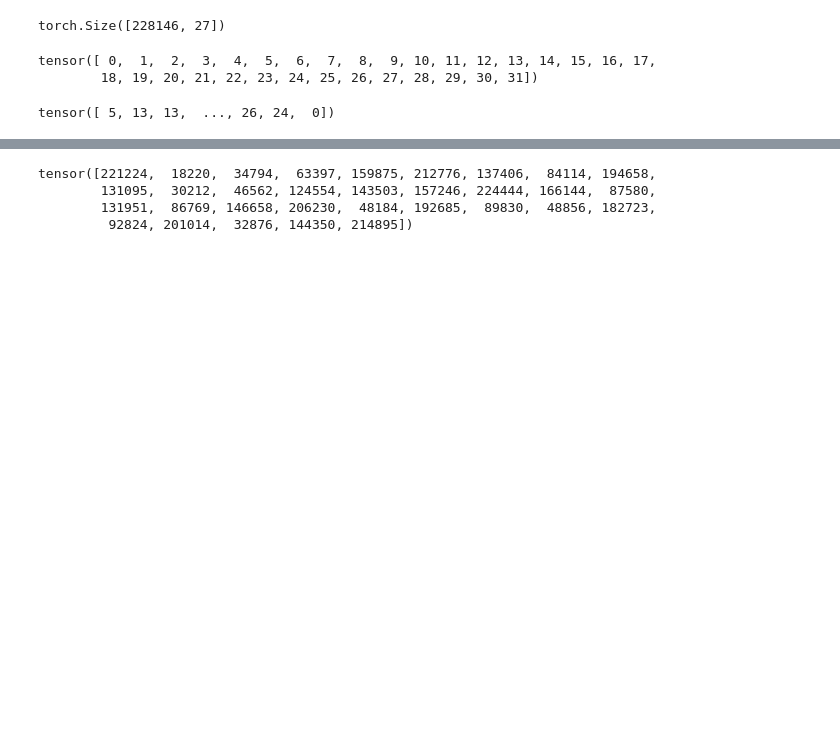
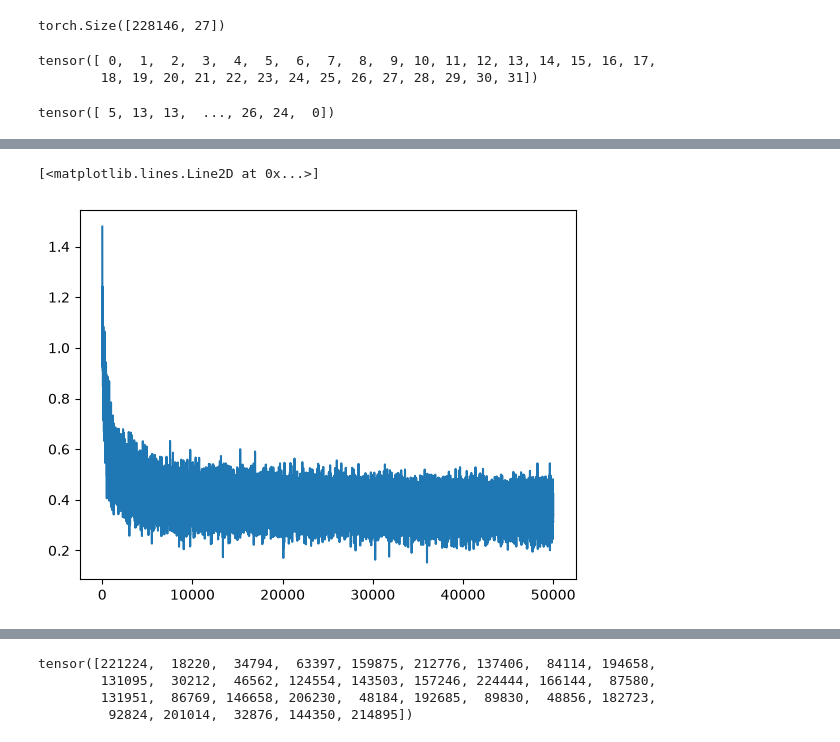
Before and after one commit to sutanukaa/makemore, a Jupyter notebook: makemore-mlp.ipynb, the cells around one changed output, grey strips where cells are left out. Cells and saved outputs as stored; diff of their text form; code cells hidden in the pictures; blank space fills up the shorter version.

```diff
--- a/makemore-mlp.ipynb
+++ b/makemore-mlp.ipynb
@@ -162,0 +195,5 @@ Final Batch Loss: 2.0777
+# %%
+plt.plot(stepi, lossi)
+# %% [output]
+[<matplotlib.lines.Line2D at 0x...>]
+[figure, added]
```
Also changed, not shown: parts of 14 cells of this notebook.
